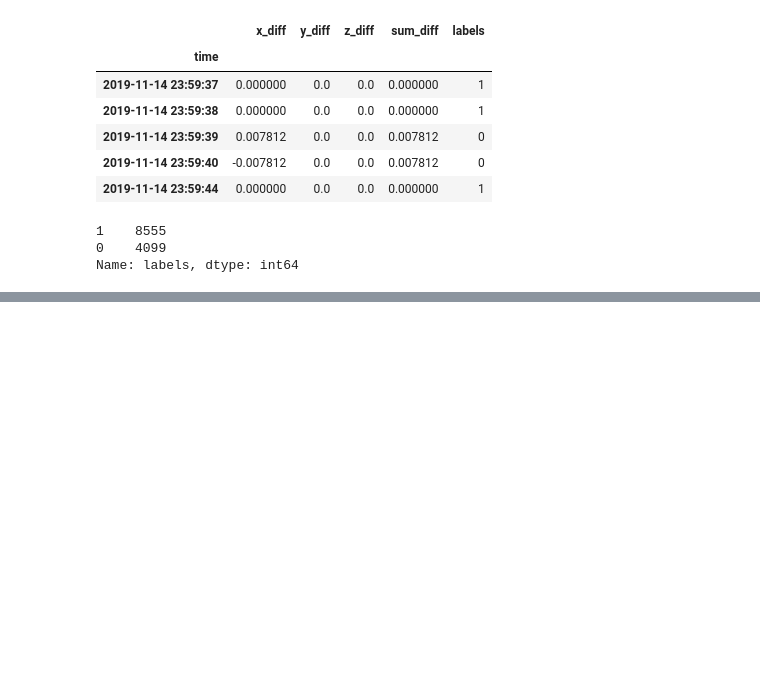
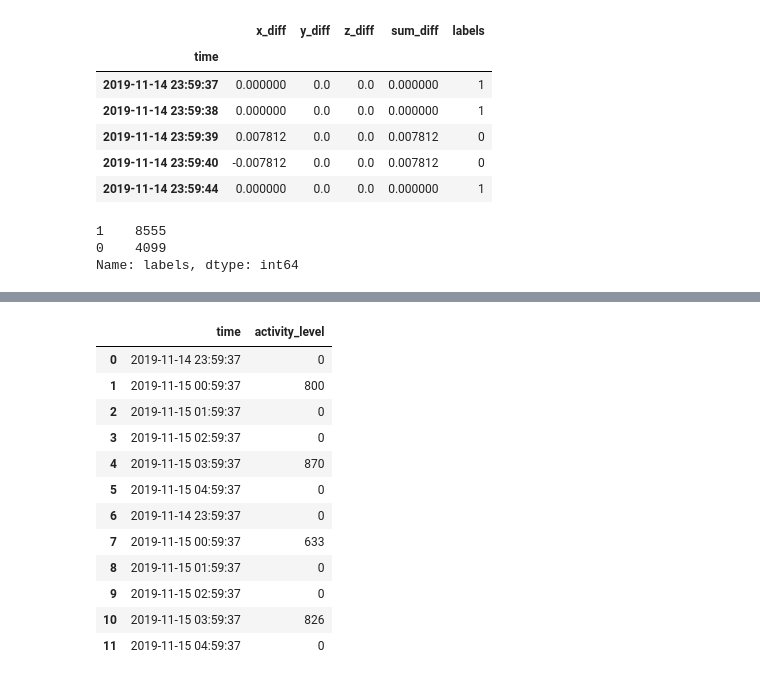
Before and after one commit to tanzimtaher/Predicting-Estrus-in-Cattle-from-Accelerometer-Data, a Jupyter notebook: Script.ipynb, the cells around one changed output, grey strips where cells are left out. Cells and saved outputs as stored; diff of their text form; code cells hidden in the pictures; blank space fills up the shorter version.

```diff
--- a/Script.ipynb
+++ b/Script.ipynb
@@ -892,0 +982,57 @@ Name: labels, dtype: int64
+# %%
+# create one hour time slices
+end_time = starting_time
+
+while (end_time <= cow.iloc[len(cow)-1, 0]):
+
+    new_time = end_time
+    end_time = new_time + timedelta(hours=1) # one hour slice
+    # create date filter mask
+    # greater than the start date and smaller than the end date
+    mask = (cow['time'] > new_time) & (cow['time'] <= end_time)
+    placeholder = cow[mask]
+    #print('value counts\n', placeholder['labels'].value_counts())
+    summary = pd.DataFrame(placeholder['labels'].value_counts())
+    summary['cluster'] = summary.index
+    # rename columns
+    summary.rename(columns={ summary.columns[0]: "count" }, inplace = True)
+
+    # add weights column
+    summary['weight'] = None
+    for i in range(len(summary)):
+        if (summary.iloc[i, 1]==1):
+            summary.iloc[i, 2]=0
+        else:
+            summary.iloc[i, 2]=1
+
+    #print(type(summary))
+    #print(summary)
+
+    hourly_activity_level = []
+
+    for i in range(len(summary)):
+        activity_level.append(summary.iloc[i, 0]*summary.iloc[i, 2])
+
+    hourly_activity_level = sum(hourly_activity_level)
+
+    time.append(new_time)
+    activity_level.append(hourly_activity_level)
+# %%
+activity_df = pd.DataFrame(list(zip(time, activity_level)),
+               columns =['time', 'activity_level'])
+# %%
+activity_df
+# %% [output]
+|  | time | activity_level |
+| 0 | 2019-11-14 23:59:37 | 0 |
+| 1 | 2019-11-15 00:59:37 | 800 |
+| 2 | 2019-11-15 01:59:37 | 0 |
+| 3 | 2019-11-15 02:59:37 | 0 |
+| 4 | 2019-11-15 03:59:37 | 870 |
+| 5 | 2019-11-15 04:59:37 | 0 |
+| 6 | 2019-11-14 23:59:37 | 0 |
+| 7 | 2019-11-15 00:59:37 | 633 |
+| 8 | 2019-11-15 01:59:37 | 0 |
+| 9 | 2019-11-15 02:59:37 | 0 |
+| 10 | 2019-11-15 03:59:37 | 826 |
+| 11 | 2019-11-15 04:59:37 | 0 |
```
Also changed, not shown: parts of 16 cells of this notebook, 1 other file.
